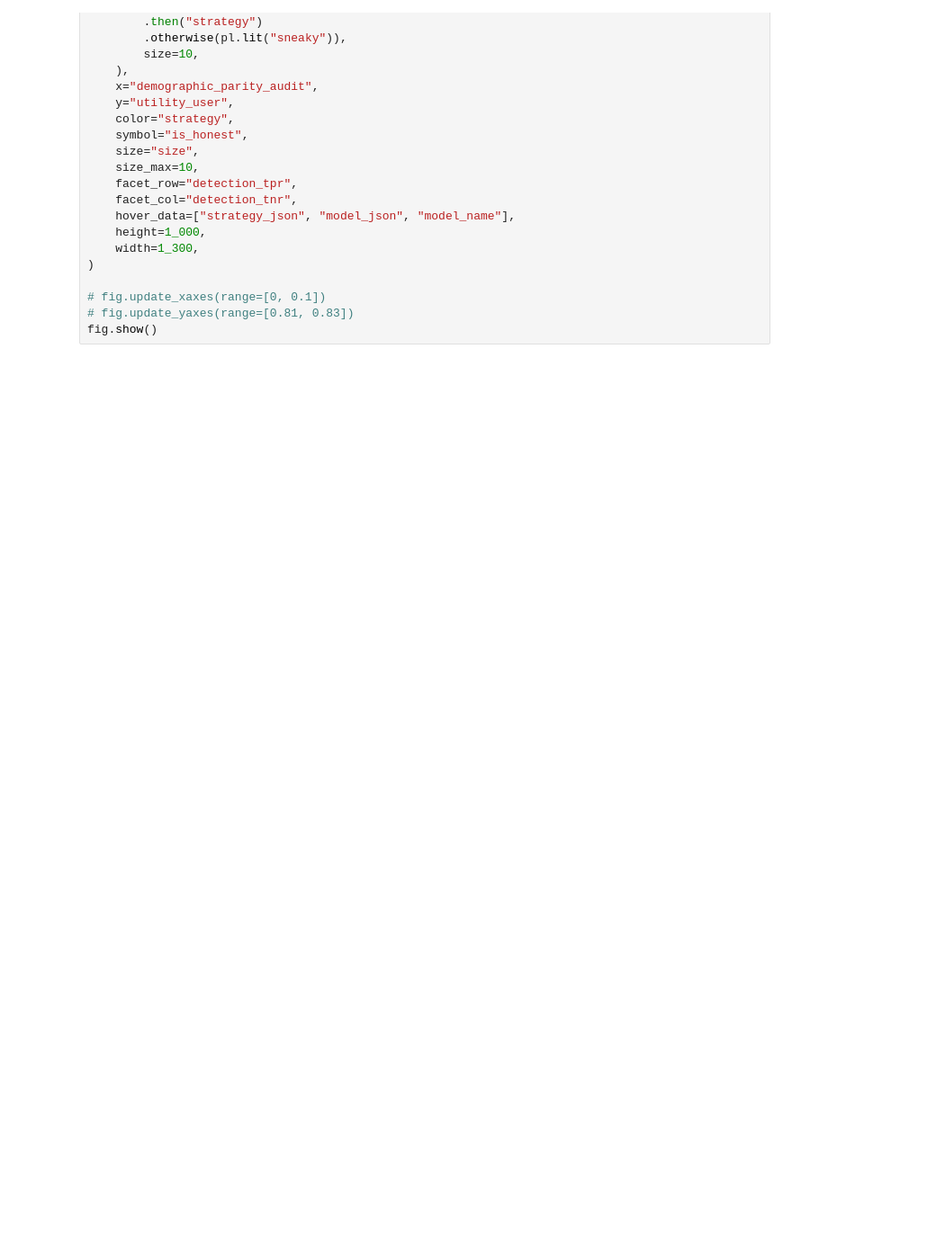
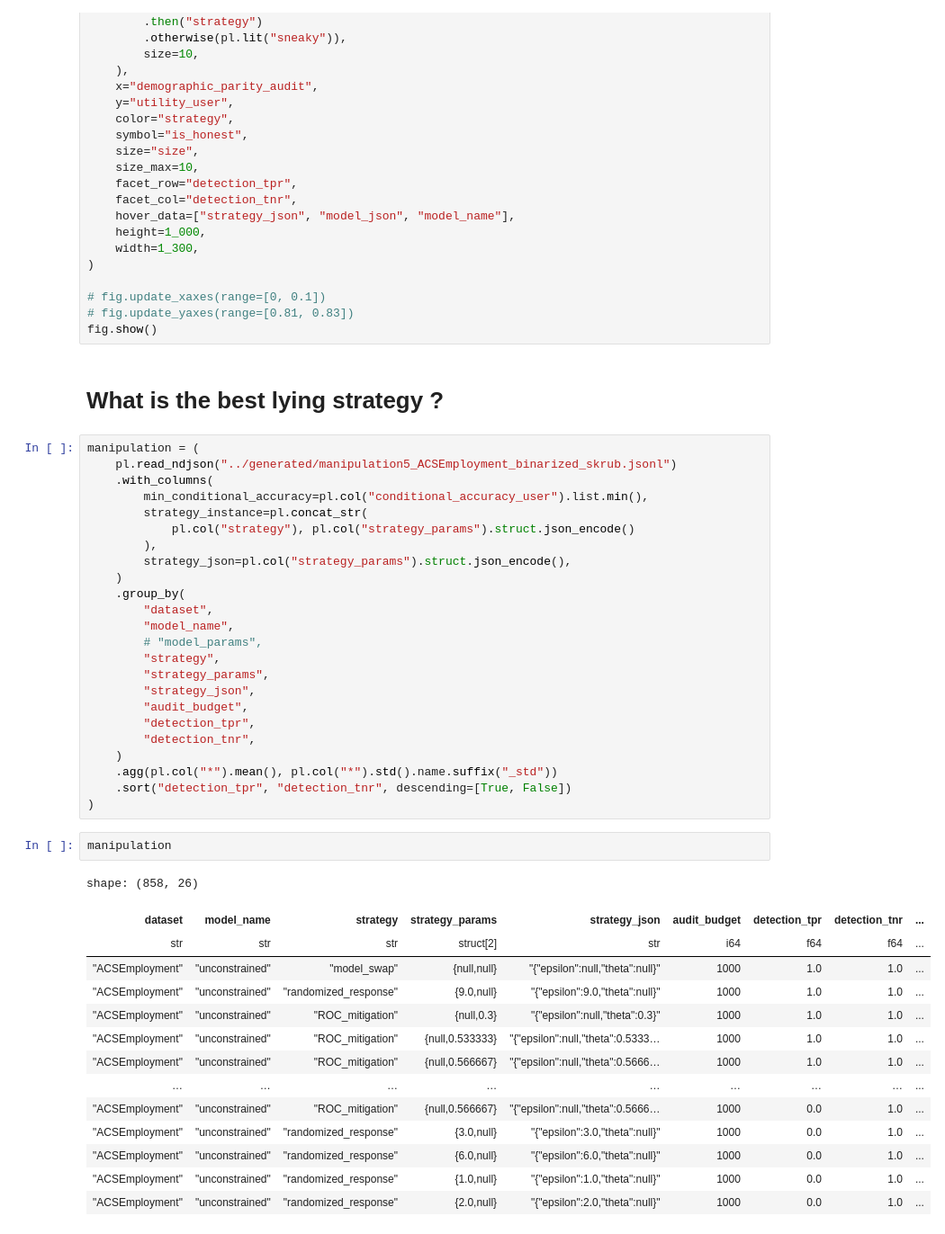
Before and after one commit to grodino/merlin, a Jupyter notebook: notebooks/dev.ipynb, the cells around one changed output. Shown at 90% size. Cells and saved outputs as stored; diff of their text form; blank space fills up the shorter version.

```diff
--- a/notebooks/dev.ipynb
+++ b/notebooks/dev.ipynb
@@ -113,3 +88,46 @@ fig = px.scatter(
 # fig.update_xaxes(range=[0, 0.1])
 # fig.update_yaxes(range=[0.81, 0.83])
 fig.show()
+# %% [markdown]
+# What is the best lying strategy ?
+# %%
+manipulation = (
+    pl.read_ndjson("../generated/manipulation5_ACSEmployment_binarized_skrub.jsonl")
+    .with_columns(
+        min_conditional_accuracy=pl.col("conditional_accuracy_user").list.min(),
+        strategy_instance=pl.concat_str(
+            pl.col("strategy"), pl.col("strategy_params").struct.json_encode()
+        ),
+        strategy_json=pl.col("strategy_params").struct.json_encode(),
+    )
+    .group_by(
+        "dataset",
+        "model_name",
+        # "model_params",
+        "strategy",
+        "strategy_params",
+        "strategy_json",
+        "audit_budget",
+        "detection_tpr",
+        "detection_tnr",
+    )
+    .agg(pl.col("*").mean(), pl.col("*").std().name.suffix("_std"))
+    .sort("detection_tpr", "detection_tnr", descending=[True, False])
+)
+# %%
+manipulation
+# %% [output]
+shape: (858, 26)
+| dataset | model_name | strategy | strategy_params | strategy_json | audit_budget | detection_tpr | detection_tnr | ... |
+| str | str | str | struct[2] | str | i64 | f64 | f64 | ... |
+| "ACSEmployment" | "unconstrained" | "model_swap" | {null,null} | "{"epsilon":null,"theta":null}" | 1000 | 1.0 | 1.0 | ... |
+| "ACSEmployment" | "unconstrained" | "randomized_response" | {9.0,null} | "{"epsilon":9.0,"theta":null}" | 1000 | 1.0 | 1.0 | ... |
+| "ACSEmployment" | "unconstrained" | "ROC_mitigation" | {null,0.3} | "{"epsilon":null,"theta":0.3}" | 1000 | 1.0 | 1.0 | ... |
+| "ACSEmployment" | "unconstrained" | "ROC_mitigation" | {null,0.533333} | "{"epsilon":null,"theta":0.5333… | 1000 | 1.0 | 1.0 | ... |
+| "ACSEmployment" | "unconstrained" | "ROC_mitigation" | {null,0.566667} | "{"epsilon":null,"theta":0.5666… | 1000 | 1.0 | 1.0 | ... |
+| … | … | … | … | … | … | … | … | ... |
+| "ACSEmployment" | "unconstrained" | "ROC_mitigation" | {null,0.566667} | "{"epsilon":null,"theta":0.5666… | 1000 | 0.0 | 1.0 | ... |
+| "ACSEmployment" | "unconstrained" | "randomized_response" | {3.0,null} | "{"epsilon":3.0,"theta":null}" | 1000 | 0.0 | 1.0 | ... |
+| "ACSEmployment" | "unconstrained" | "randomized_response" | {6.0,null} | "{"epsilon":6.0,"theta":null}" | 1000 | 0.0 | 1.0 | ... |
+| "ACSEmployment" | "unconstrained" | "randomized_response" | {1.0,null} | "{"epsilon":1.0,"theta":null}" | 1000 | 0.0 | 1.0 | ... |
+| "ACSEmployment" | "unconstrained" | "randomized_response" | {2.0,null} | "{"epsilon":2.0,"theta":null}" | 1000 | 0.0 | 1.0 | ... |
```
Also changed, not shown: parts of 8 cells of this notebook, 5 other files.
